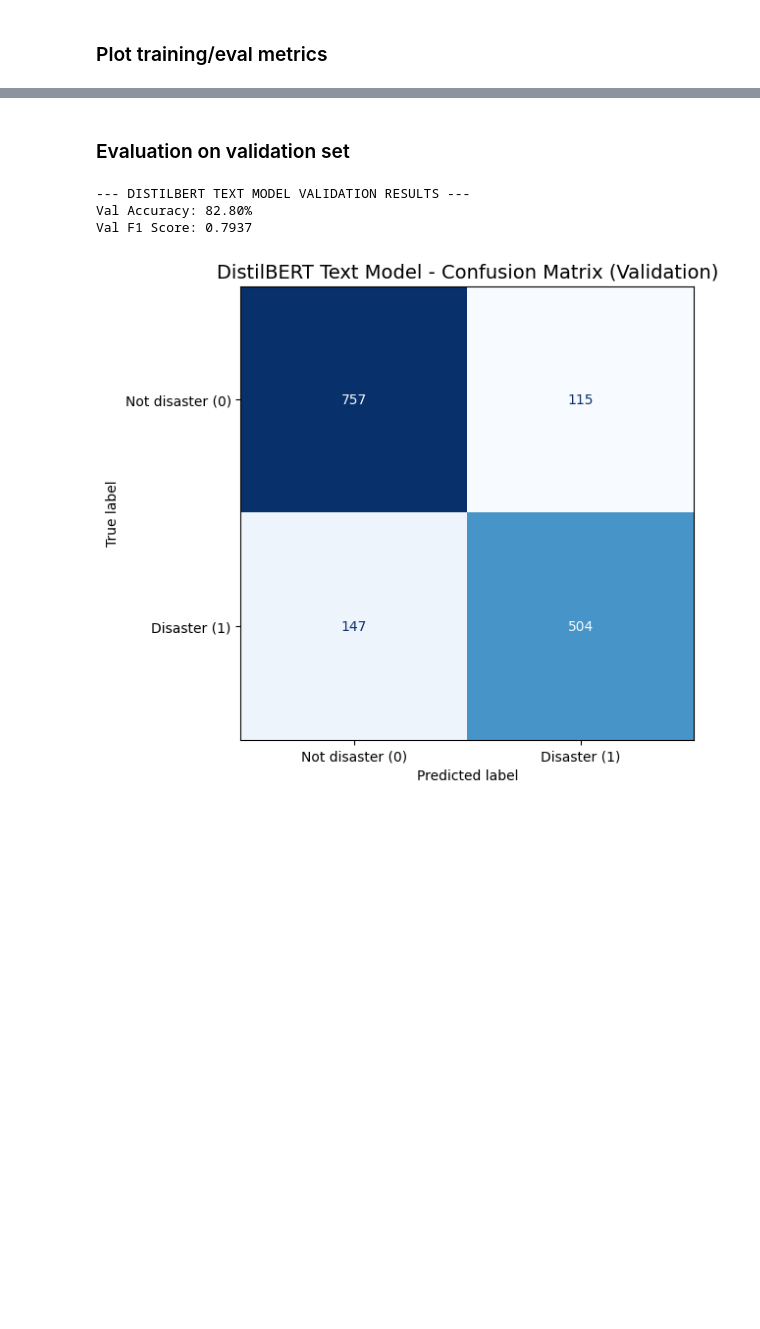
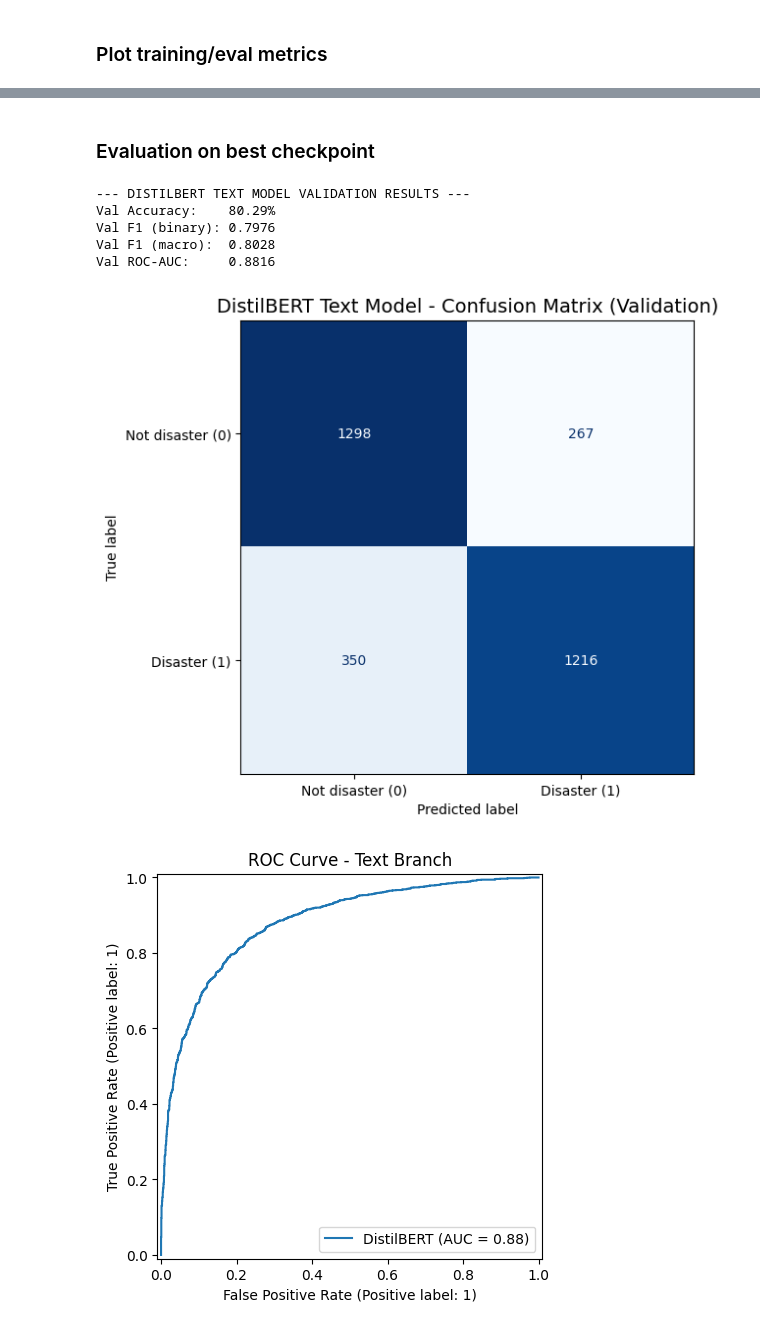
Before and after one commit to brian-w-zhang/Data-Science-Project, a Jupyter notebook: training/01_text_branch_train.ipynb, the cells around one changed output, grey strips where cells are left out. Saved outputs shown, nothing was run; the diff lists cells and outputs as text; code cells hidden in the pictures; blank space fills up the shorter version.

Commit message:
add combined text dataset, tweet cleaning, and eval metrics

```diff
--- a/training/01_text_branch_train.ipynb
+++ b/training/01_text_branch_train.ipynb
@@ -3,5 +26,17 @@
 # %%
+from google.colab import drive
+from pathlib import Path
 import os, sys
+
+drive.mount('/content/drive')
+
+DRIVE_CKPT = Path('/content/drive/MyDrive/checkpoints')
+DRIVE_CKPT.mkdir(parents=True, exist_ok=True)
+TEXT_CKPT_DIR = DRIVE_CKPT / 'text_branch'
+TEXT_CKPT_DIR.mkdir(parents=True, exist_ok=True)
+
+if not os.path.exists('/content/Data-Science-Project'):
+    !git clone https://github.com/brian-w-zhang/Data-Science-Project.git
 
 # Go to the repo root (adjust path if needed)
 %cd /content/Data-Science-Project
@@ -12,4 +47,5 @@ if repo_root not in sys.path:
     sys.path.append(repo_root)
 
 print("Using repo_root:", repo_root)
+print('text checkpoint dir:', TEXT_CKPT_DIR)
 # %% [output]
@@ -198,30 +328,42 @@ plt.show()
 # %% [markdown]
-### Evaluation on validation set
+### Evaluation on best checkpoint
 # %%
-# Re-run evaluate to get predictions, or cache last val_preds/val_true if you prefer
-val_loss, val_acc, val_preds, val_true = evaluate(
-    model=model,
-    loader=val_loader,
-    criterion=criterion,
-    device=device,
+# Load best checkpoint before final eval
+# model_hf_best = AutoModelForSequenceClassification.from_pretrained('../checkpoints/text_branch')
+model_hf_best = AutoModelForSequenceClassification.from_pretrained(str(TEXT_CKPT_DIR))
+model = TextClassificationWrapper(model_hf_best).to(device)
+
+val_loss, val_acc, val_preds, val_true, val_probs = evaluate(
+    model=model, loader=val_loader, criterion=criterion, device=device,
 )
 
-val_f1 = f1_score(val_true, val_preds, average="binary")
+val_f1_macro  = f1_score(val_true, val_preds, average='macro')
+val_f1_binary = f1_score(val_true, val_preds, average='binary')
+val_roc_auc   = roc_auc_score(val_true, val_probs[:, 1])
 
-print("\n--- DISTILBERT TEXT MODEL VALIDATION RESULTS ---")
-print(f"Val Accuracy: {val_acc * 100:.2f}%")
-print(f"Val F1 Score: {val_f1:.4f}")
+print('\n--- DISTILBERT TEXT MODEL VALIDATION RESULTS ---')
+print(f'Val Accuracy:    {val_acc * 100:.2f}%')
+print(f'Val F1 (binary): {val_f1_binary:.4f}')
+print(f'Val F1 (macro):  {val_f1_macro:.4f}')
+print(f'Val ROC-AUC:     {val_roc_auc:.4f}')
 
 cm = confusion_matrix(val_true, val_preds)
-disp = ConfusionMatrixDisplay(cm, display_labels=["Not disaster (0)", "Disaster (1)"])
-
+disp = ConfusionMatrixDisplay(cm, display_labels=['Not disaster (0)', 'Disaster (1)'])
 fig, ax = plt.subplots(figsize=(6, 6))
-disp.plot(cmap="Blues", ax=ax, colorbar=False)
-plt.title("DistilBERT Text Model - Confusion Matrix (Validation)", fontsize=14)
+disp.plot(cmap='Blues', ax=ax, colorbar=False)
+plt.title('DistilBERT Text Model - Confusion Matrix (Validation)', fontsize=14)
 plt.grid(False)
 plt.show()
+
+fig, ax = plt.subplots(figsize=(6, 5))
+RocCurveDisplay.from_predictions(val_true, val_probs[:, 1], ax=ax, name='DistilBERT')
+ax.set_title('ROC Curve - Text Branch')
+plt.show()
 # %% [output]
 --- DISTILBERT TEXT MODEL VALIDATION RESULTS ---
-Val Accuracy: 82.80%
-Val F1 Score: 0.7937
+Val Accuracy:    80.29%
+Val F1 (binary): 0.7976
+Val F1 (macro):  0.8028
+Val ROC-AUC:     0.8816
-[figure, old version]
+[figure, new version]
+[figure, added]
```
Also changed, not shown: parts of 14 cells of this notebook, 4 other files.
